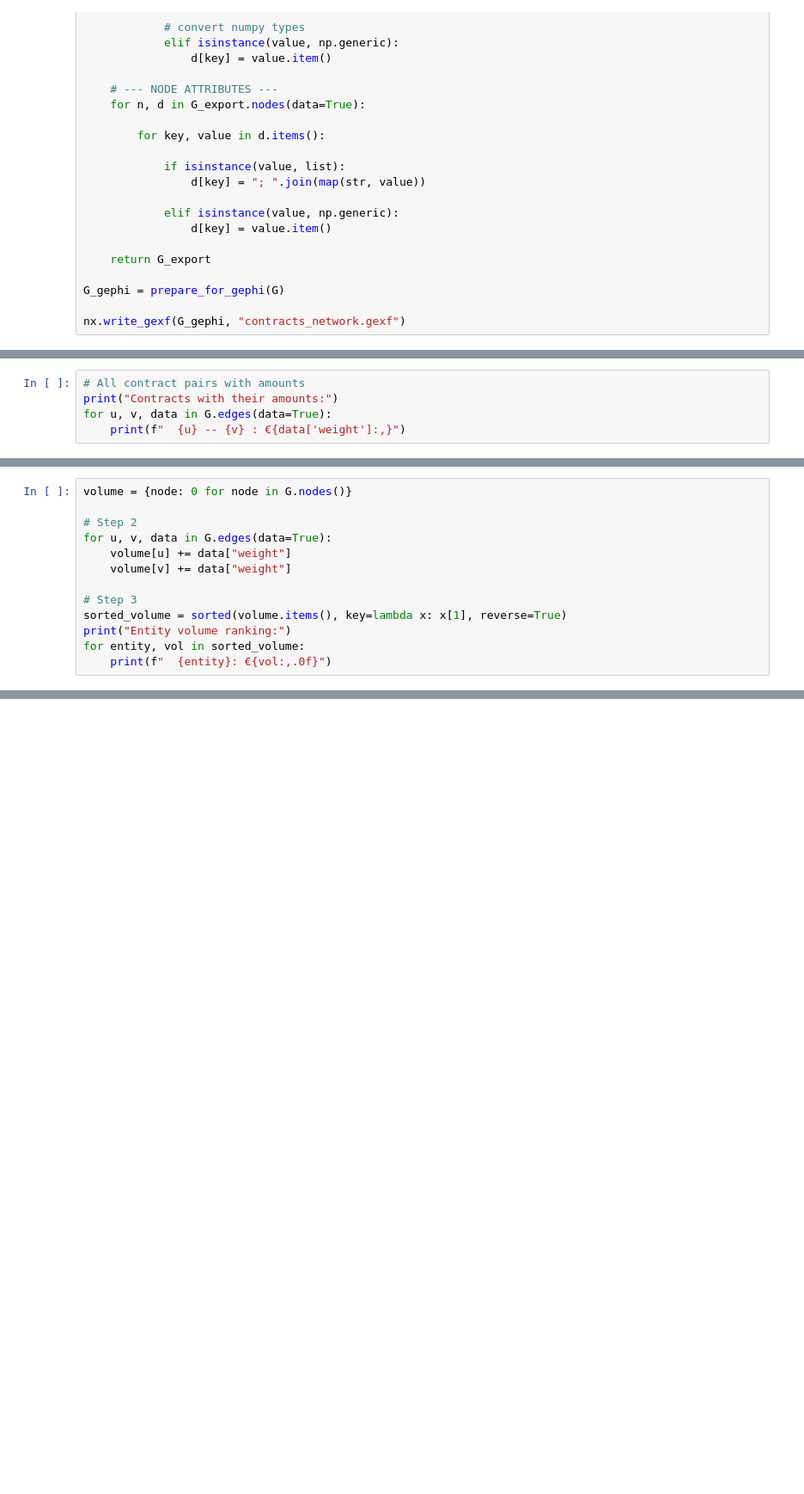
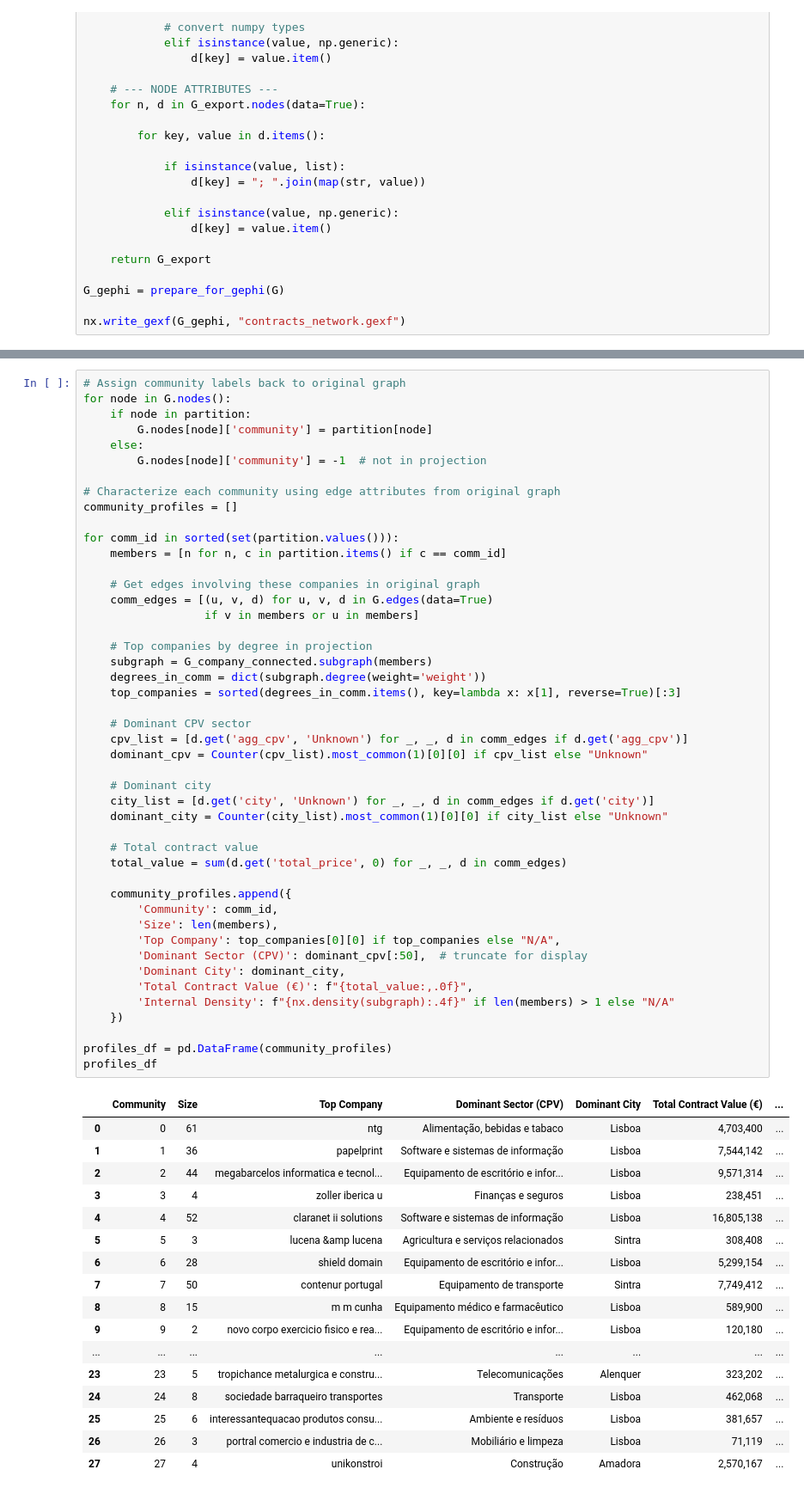
Before and after one commit to beatrizmarques2005/network-analysis, a Jupyter notebook: project/notebooks/02_network.ipynb, the cells around one changed output, grey strips where cells are left out. Shown at 86% size. Cells and saved outputs as stored; diff of their text form; blank space fills up the shorter version.

```diff
--- a/project/notebooks/02_network.ipynb
+++ b/project/notebooks/02_network.ipynb
@@ -2062,5 +363,0 @@ Degree-1 entities: 407
-# %%
-# All contract pairs with amounts
-print("Contracts with their amounts:")
-for u, v, data in G.edges(data=True):
-    print(f"  {u} -- {v} : €{data['weight']:,}")
@@ -2089,13 +363,0 @@ Contracts with their amounts:
-# %%
-volume = {node: 0 for node in G.nodes()}
-
-# Step 2
-for u, v, data in G.edges(data=True):
-    volume[u] += data["weight"]
-    volume[v] += data["weight"]
-
-# Step 3
-sorted_volume = sorted(volume.items(), key=lambda x: x[1], reverse=True)
-print("Entity volume ranking:")
-for entity, vol in sorted_volume:
-    print(f"  {entity}: €{vol:,.0f}")
@@ -2521,0 +1433,64 @@ TypeError: cannot unpack non-iterable int object
+# %%
+# Assign community labels back to original graph
+for node in G.nodes():
+    if node in partition:
+        G.nodes[node]['community'] = partition[node]
+    else:
+        G.nodes[node]['community'] = -1  # not in projection
+
+# Characterize each community using edge attributes from original graph
+community_profiles = []
+
+for comm_id in sorted(set(partition.values())):
+    members = [n for n, c in partition.items() if c == comm_id]
+
+    # Get edges involving these companies in original graph
+    comm_edges = [(u, v, d) for u, v, d in G.edges(data=True)
+                  if v in members or u in members]
+
+    # Top companies by degree in projection
+    subgraph = G_company_connected.subgraph(members)
+    degrees_in_comm = dict(subgraph.degree(weight='weight'))
+    top_companies = sorted(degrees_in_comm.items(), key=lambda x: x[1], reverse=True)[:3]
+
+    # Dominant CPV sector
+    cpv_list = [d.get('agg_cpv', 'Unknown') for _, _, d in comm_edges if d.get('agg_cpv')]
+    dominant_cpv = Counter(cpv_list).most_common(1)[0][0] if cpv_list else "Unknown"
+
+    # Dominant city
+    city_list = [d.get('city', 'Unknown') for _, _, d in comm_edges if d.get('city')]
+    dominant_city = Counter(city_list).most_common(1)[0][0] if city_list else "Unknown"
+
+    # Total contract value
+    total_value = sum(d.get('total_price', 0) for _, _, d in comm_edges)
+
+    community_profiles.append({
+        'Community': comm_id,
+        'Size': len(members),
+        'Top Company': top_companies[0][0] if top_companies else "N/A",
+        'Dominant Sector (CPV)': dominant_cpv[:50],  # truncate for display
+        'Dominant City': dominant_city,
+        'Total Contract Value (€)': f"{total_value:,.0f}",
+        'Internal Density': f"{nx.density(subgraph):.4f}" if len(members) > 1 else "N/A"
+    })
+
+profiles_df = pd.DataFrame(community_profiles)
+profiles_df
+# %% [output]
+|  | Community | Size | Top Company | Dominant Sector (CPV) | Dominant City | Total Contract Value (€) | ... |
+| 0 | 0 | 61 | ntg | Alimentação, bebidas e tabaco | Lisboa | 4,703,400 | ... |
+| 1 | 1 | 36 | papelprint | Software e sistemas de informação | Lisboa | 7,544,142 | ... |
+| 2 | 2 | 44 | megabarcelos informatica e tecnol... | Equipamento de escritório e infor... | Lisboa | 9,571,314 | ... |
+| 3 | 3 | 4 | zoller iberica u | Finanças e seguros | Lisboa | 238,451 | ... |
+| 4 | 4 | 52 | claranet ii solutions | Software e sistemas de informação | Lisboa | 16,805,138 | ... |
+| 5 | 5 | 3 | lucena &amp lucena | Agricultura e serviços relacionados | Sintra | 308,408 | ... |
+| 6 | 6 | 28 | shield domain | Equipamento de escritório e infor... | Lisboa | 5,299,154 | ... |
+| 7 | 7 | 50 | contenur portugal | Equipamento de transporte | Sintra | 7,749,412 | ... |
+| 8 | 8 | 15 | m m cunha | Equipamento médico e farmacêutico | Lisboa | 589,900 | ... |
+| 9 | 9 | 2 | novo corpo exercicio fisico e rea... | Equipamento de escritório e infor... | Lisboa | 120,180 | ... |
+| ... | ... | ... | ... | ... | ... | ... | ... |
+| 23 | 23 | 5 | tropichance metalurgica e constru... | Telecomunicações | Alenquer | 323,202 | ... |
+| 24 | 24 | 8 | sociedade barraqueiro transportes | Transporte | Lisboa | 462,068 | ... |
+| 25 | 25 | 6 | interessantequacao produtos consu... | Ambiente e resíduos | Lisboa | 381,657 | ... |
+| 26 | 26 | 3 | portral comercio e industria de c... | Mobiliário e limpeza | Lisboa | 71,119 | ... |
+| 27 | 27 | 4 | unikonstroi | Construção | Amadora | 2,570,167 | ... |
```
Also changed, not shown: parts of 120 cells of this notebook, 8 other files.
